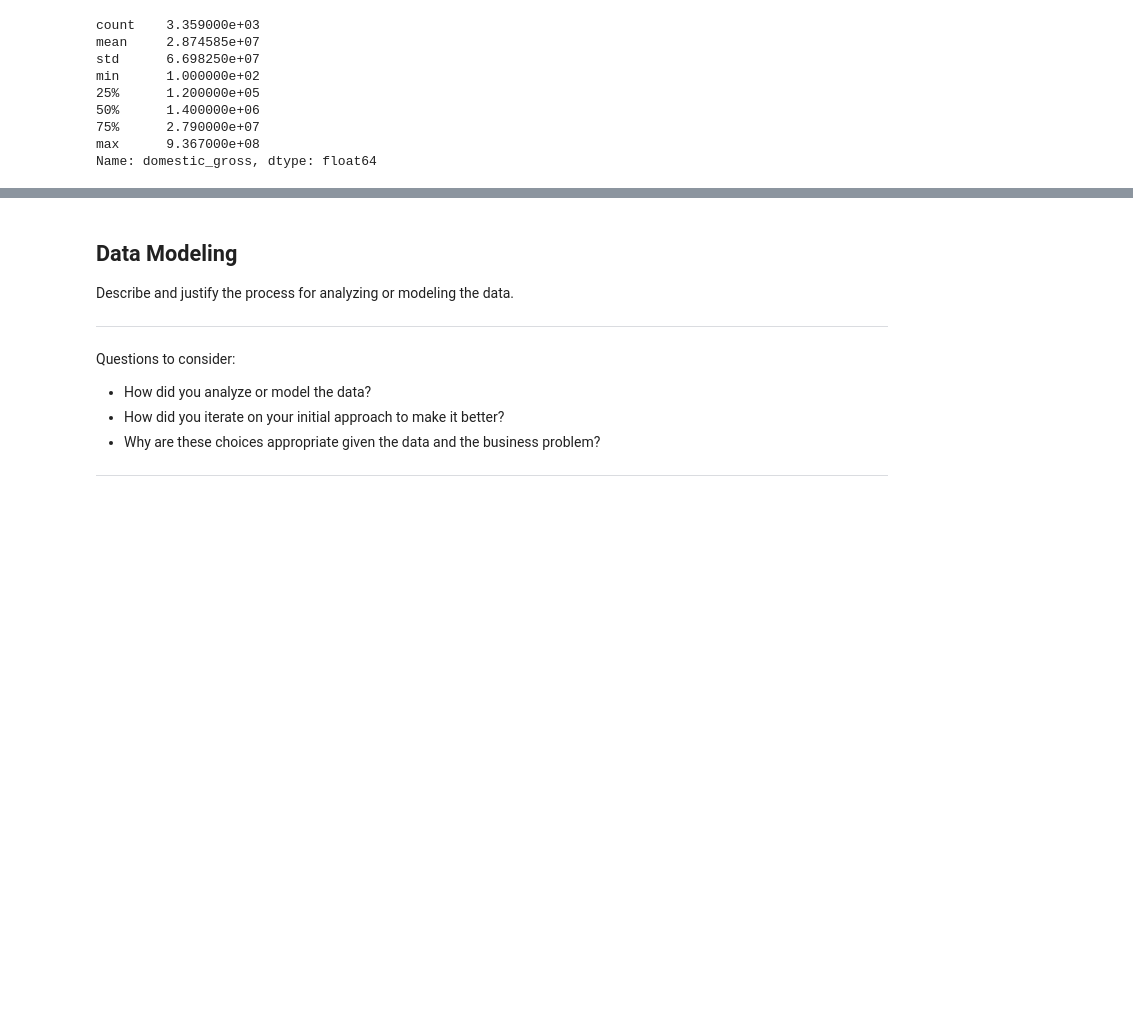
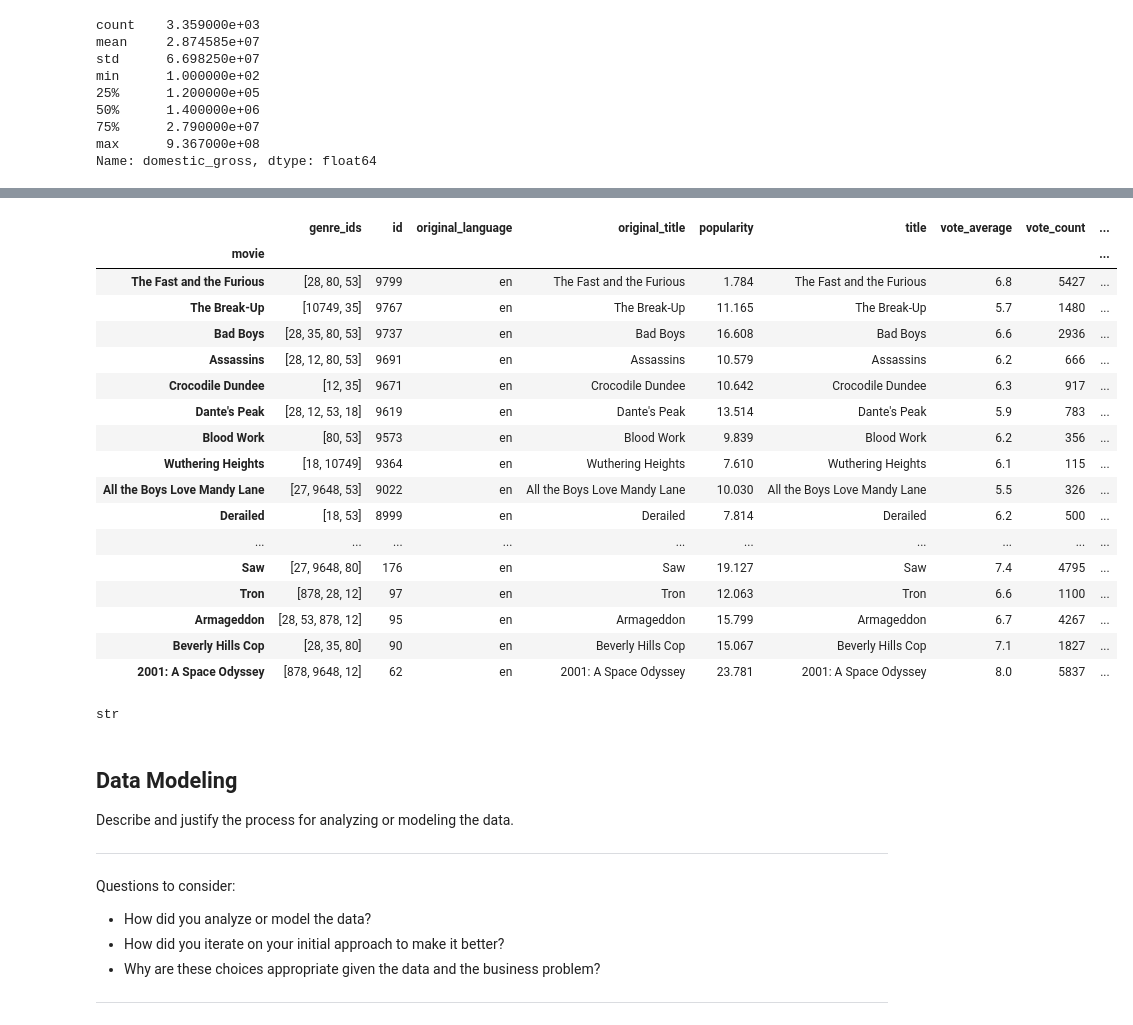
Before and after one commit to fetterollie/Microsoft-Movie-Analysis, a Jupyter notebook: jon_prelim.ipynb, the cells around one changed output, grey strips where cells are left out. Saved outputs shown, nothing was run; the diff lists cells and outputs as text; code cells hidden in the pictures; blank space fills up the shorter version.

```diff
--- a/jon_prelim.ipynb
+++ b/jon_prelim.ipynb
@@ -160,0 +199,13 @@ Questions to consider:
+# %%
+#making a modified copy of df_tmdb
+df_tmdb_mod = df_tmdb
+# %%
+#copy 'orig_title' column into 'movie' column to line up with other dataframe
+df_tmdb_mod['movie'] = df_tmdb_mod['original_title']
+
+#setting index to movie in order to join
+df_tmdb_mod = df_tmdb_mod.set_index('movie')
+
+#dropping release date because it appears in the other database and was causing a conflict
+#(one of the release_date columns were note conveted to date/time***)
+df_tmdb_mod = df_tmdb_mod.drop('release_date', axis=1)
@@ -160,0 +244,3 @@ Questions to consider:
+# %%
+df_tmdb_tn_innerjoin = df_tmdb_mod.join(df_tn_mod, on='movie', how='inner', lsuffix='tmbd', rsuffix='tn')
+df_tmdb_tn_innerjoin
@@ -160,0 +262,4 @@ Questions to consider:
+# %%
+#to get only unique rows for df, **i'm not sure why the inner join dindn't take care of this
+df_tmdb_tn_innerjoin_unique = df_tmdb_tn_innerjoin.drop_duplicates()
+df_tmdb_tn_innerjoin_unique
@@ -161,3 +281,29 @@ Questions to consider:
+# %%
+df_tmdb_tn_innerjoin_unique.sort_values(by='id', ascending=False).tail(50)
+# %% [output]
+|  | genre_ids | id | original_language | original_title | popularity | title | vote_average | vote_count | ... |
+| movie |  |  |  |  |  |  |  |  | ... |
+| The Fast and the Furious | [28, 80, 53] | 9799 | en | The Fast and the Furious | 1.784 | The Fast and the Furious | 6.8 | 5427 | ... |
+| The Break-Up | [10749, 35] | 9767 | en | The Break-Up | 11.165 | The Break-Up | 5.7 | 1480 | ... |
+| Bad Boys | [28, 35, 80, 53] | 9737 | en | Bad Boys | 16.608 | Bad Boys | 6.6 | 2936 | ... |
+| Assassins | [28, 12, 80, 53] | 9691 | en | Assassins | 10.579 | Assassins | 6.2 | 666 | ... |
+| Crocodile Dundee | [12, 35] | 9671 | en | Crocodile Dundee | 10.642 | Crocodile Dundee | 6.3 | 917 | ... |
+| Dante's Peak | [28, 12, 53, 18] | 9619 | en | Dante's Peak | 13.514 | Dante's Peak | 5.9 | 783 | ... |
+| Blood Work | [80, 53] | 9573 | en | Blood Work | 9.839 | Blood Work | 6.2 | 356 | ... |
+| Wuthering Heights | [18, 10749] | 9364 | en | Wuthering Heights | 7.610 | Wuthering Heights | 6.1 | 115 | ... |
+| All the Boys Love Mandy Lane | [27, 9648, 53] | 9022 | en | All the Boys Love Mandy Lane | 10.030 | All the Boys Love Mandy Lane | 5.5 | 326 | ... |
+| Derailed | [18, 53] | 8999 | en | Derailed | 7.814 | Derailed | 6.2 | 500 | ... |
+| ... | ... | ... | ... | ... | ... | ... | ... | ... | ... |
+| Saw | [27, 9648, 80] | 176 | en | Saw | 19.127 | Saw | 7.4 | 4795 | ... |
+| Tron | [878, 28, 12] | 97 | en | Tron | 12.063 | Tron | 6.6 | 1100 | ... |
+| Armageddon | [28, 53, 878, 12] | 95 | en | Armageddon | 15.799 | Armageddon | 6.7 | 4267 | ... |
+| Beverly Hills Cop | [28, 35, 80] | 90 | en | Beverly Hills Cop | 15.067 | Beverly Hills Cop | 7.1 | 1827 | ... |
+| 2001: A Space Odyssey | [878, 9648, 12] | 62 | en | 2001: A Space Odyssey | 23.781 | 2001: A Space Odyssey | 8.0 | 5837 | ... |
+# %%
+#checking type, need to convert to int
+type(df_tmdb_tn_innerjoin_unique['worldwide_gross'][0])
+# %% [output]
+str
 # %% [markdown]
 ## Data Modeling
 Describe and justify the process for analyzing or modeling the data.
```
Also changed, not shown: parts of 38 cells of this notebook, 1 other file.
